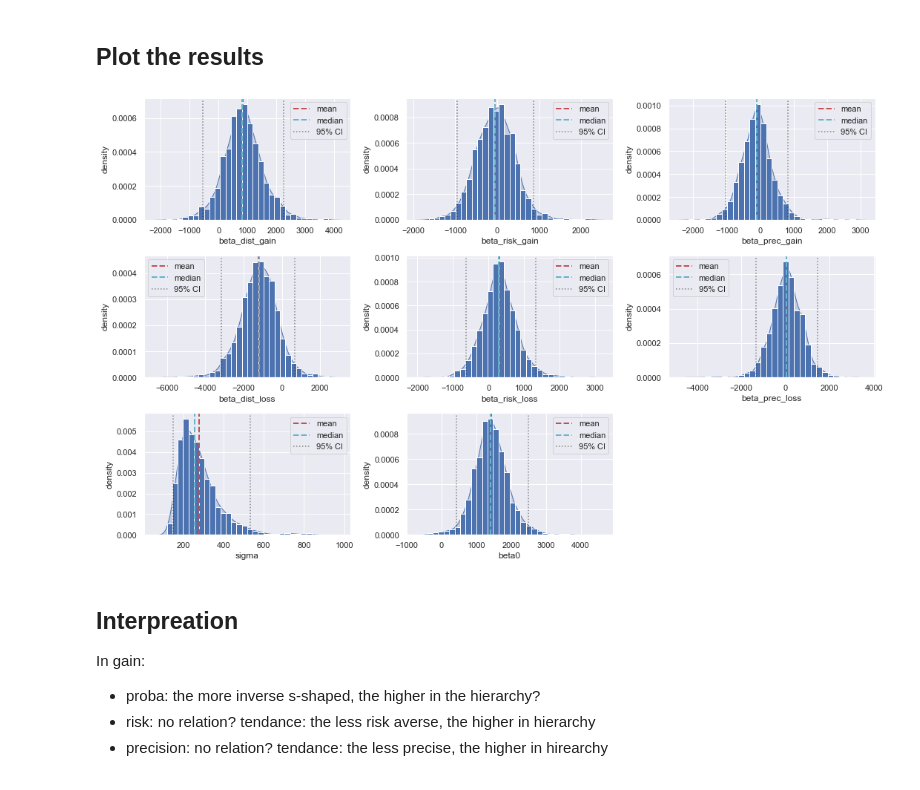
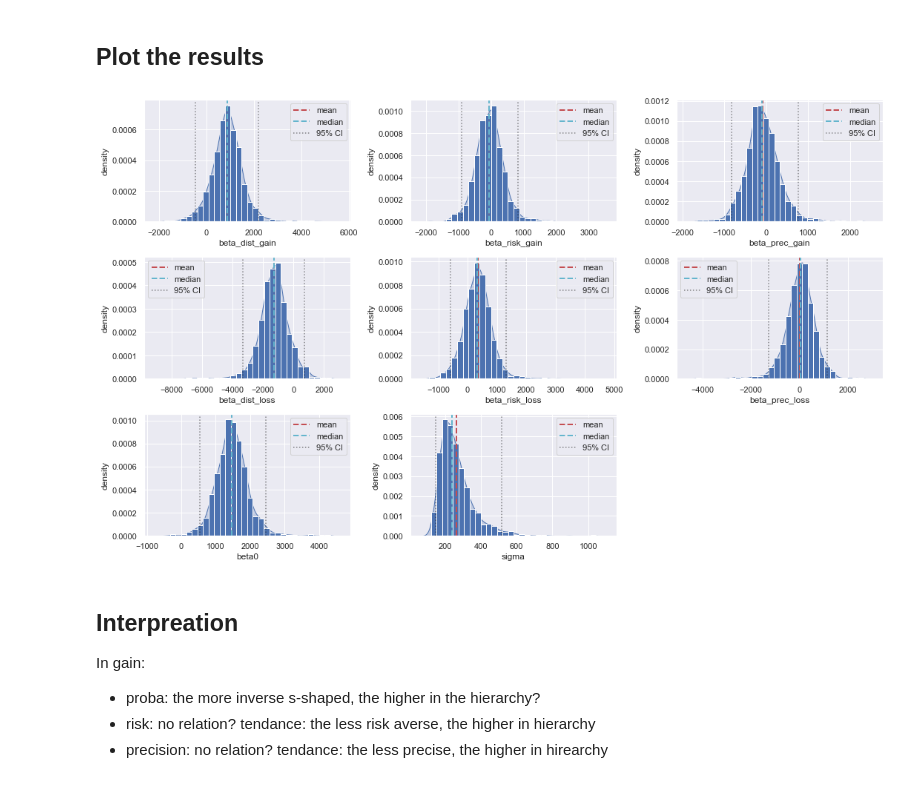
Before and after one commit to AurelienNioche/ProspecTonk, a Jupyter notebook: Part 5 - Regression.ipynb, the cells around one changed output. Drawn from its saved outputs; the diff is of its cells as text; code cells hidden in the pictures.

```diff
--- a/Part 5 - Regression.ipynb
+++ b/Part 5 - Regression.ipynb
@@ -277,6 +285,7 @@ else:
 * `seed`: Seed for the random generator. It allows for reproducibility.
 # %%
 # Train the model and generate samples
-fit = sm.sampling(data=data, iter=1000, chains=4, warmup=500, thin=1, seed=101)
+fit = sm.sampling(data=data, iter=1000, chains=4, warmup=500, thin=1, seed=101,
+                  control=dict(adapt_delta=0.9))
 fit
 # %% [output]
@@ -310,10 +317,13 @@ In addition to the mean and quantile information, each parameter has two further
 * `Rhat` is the [Gelman-Rubin](http://digitalassets.lib.berkeley.edu/sdtr/ucb/text/307.pdf) convergence statistic, a measure of Markov chain convergence, and corresponds to the scale factor of variance reduction that could be observed if sampling were allowed to continue forever. So if `Rhat` is approximately 1, you would expect to see no decrease in sampling variance regardless of how long you continue to iterate, and so the Markov chain is likely (but not guaranteed) to have converged.
 # %%
 # Cast the fit output to a pandas DataFrame
-summary_dict = fit.summary()
-df = pd.DataFrame(summary_dict['summary'],
-                  columns=summary_dict['summary_colnames'],
-                  index=summary_dict['summary_rownames'])
-df
+def fit_to_pd(fit):
+    summary_dict = fit.summary()
+    df = pd.DataFrame(summary_dict['summary'],
+                      columns=summary_dict['summary_colnames'],
+                      index=summary_dict['summary_rownames'])
+    return df
+
+fit_to_pd(fit)
 # %% [output]
 |  | mean | se_mean | sd | 2.5% | 25% | 50% | 75% | 97.5% | n_eff | Rhat |
@@ -329,45 +339,50 @@ df
 # %% [markdown]
 ## Plot the results
 # %%
-params = (
-    "beta_dist_gain", "beta_risk_gain", "beta_prec_gain",
-    "beta_dist_loss", "beta_risk_loss", "beta_prec_loss",
-    "sigma", "beta0")
-nrows=3
-ncols=3
+def plot(fit, ncols=3):
 
-fig, axes = plt.subplots(nrows=nrows, ncols=ncols, figsize=(5*ncols, 3*nrows), squeeze=False)
-axes = axes.flatten()
+    var_names = list(fit.summary()["summary_rownames"])
+    var_names.remove("lp__")
+    var_names.remove("beta0")
+    var_names.remove("sigma")
+    params = var_names + ['beta0', 'sigma']
 
-for i, param_name in enumerate(params):
+    nrows = math.ceil(len(params)/ncols)
 
-    # Extract trace
-    param = fit[param_name]
+    fig, axes = plt.subplots(nrows=nrows, ncols=ncols, figsize=(5*ncols, 3*nrows), squeeze=False)
+    axes = axes.flatten()
 
-    # Summary statistics
-    mean = np.mean(param)
-    median = np.median(param)
-    cred_min, cred_max = np.percentile(param, 2.5), np.percentile(param, 97.5)
+    for i, param_name in enumerate(params):
 
-    # Plotting
-    ax = axes[i]
-    ax.hist(param, 30, density=True)
-    sns.kdeplot(param, shade=True, ax=ax)
-    ax.set_xlabel(param_name)
-    ax.set_ylabel('density')
-    ax.axvline(mean, color='r', lw=2, linestyle='--',label='mean')
-    ax.axvline(median, color='c', lw=2, linestyle='--',label='median')
-    ax.axvline(cred_min, linestyle=':', color='k', alpha=0.5, label='95% CI')
-    ax.axvline(cred_max, linestyle=':', color='k', alpha=0.5)
-    ax.legend()
+        # Extract trace
+        param = fit[param_name]
 
-for i in range(len(params), ncols*nrows):
-    fig.delaxes(axes[i])
+        # Summary statistics
+        mean = np.mean(param)
+        median = np.median(param)
+        cred_min, cred_max = np.percentile(param, 2.5), np.percentile(param, 97.5)
 
-plt.tight_layout()
-plt.show()
+        # Plotting
+        ax = axes[i]
+        ax.hist(param, 30, density=True)
+        sns.kdeplot(param, shade=True, ax=ax)
+        ax.set_xlabel(param_name)
+        ax.set_ylabel('density')
+        ax.axvline(mean, color='r', lw=2, linestyle='--',label='mean')
+        ax.axvline(median, color='c', lw=2, linestyle='--',label='median')
+        ax.axvline(cred_min, linestyle=':', color='k', alpha=0.5, label='95% CI')
+        ax.axvline(cred_max, linestyle=':', color='k', alpha=0.5)
+        ax.legend()
+
+    for i in range(len(params), ncols*nrows):
+        fig.delaxes(axes[i])
+
+    plt.tight_layout()
+    plt.show()
+
+plot(fit)
 # %% [output]
-[figure, old version]
+[figure, new version]
 # %% [markdown]
 ## Interpreation
 
```
Also changed, not shown: parts of 63 cells of this notebook, 2 other files.
